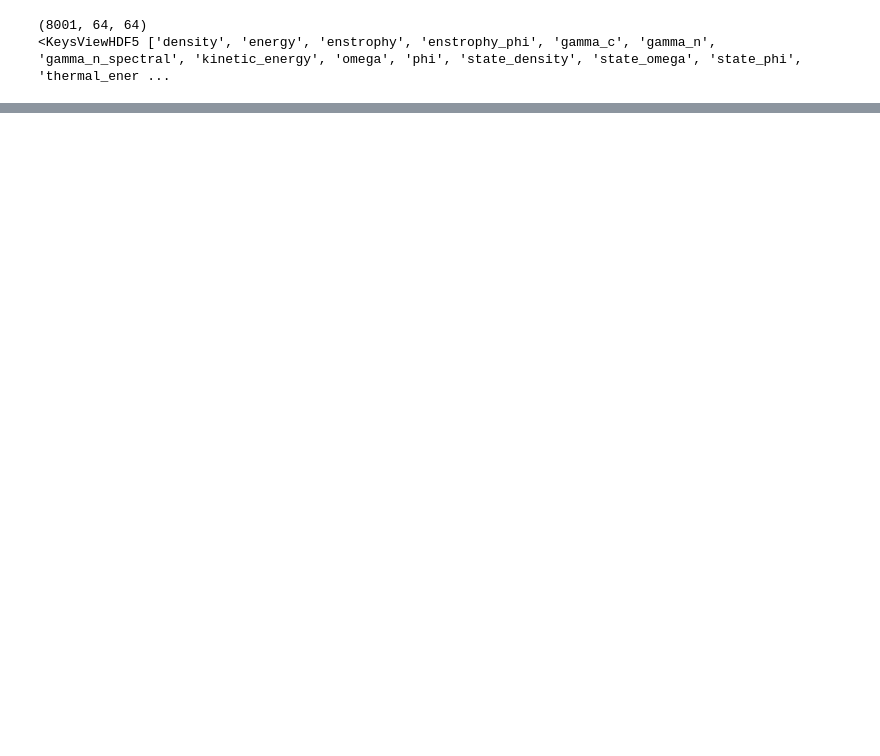
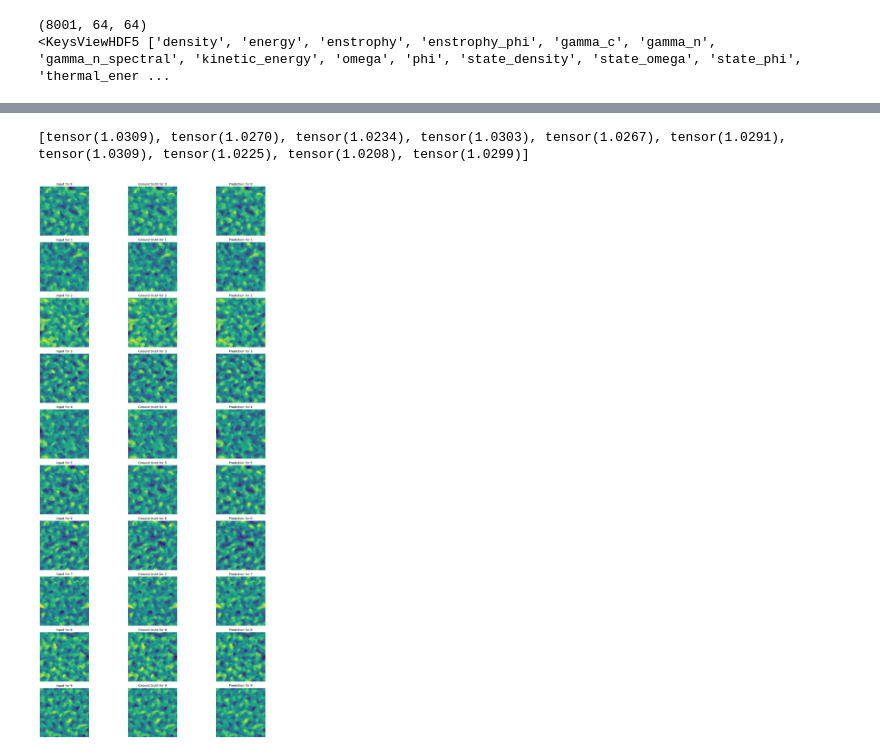
Before and after one commit to Anthony50102/DQFNO, a Jupyter notebook: examples/hasegawa_wakatini.ipynb, the cells around one changed output, grey strips where cells are left out. Cells and saved outputs as stored; diff of their text form; code cells hidden in the pictures; blank space fills up the shorter version.

```diff
--- a/examples/hasegawa_wakatini.ipynb
+++ b/examples/hasegawa_wakatini.ipynb
@@ -185,0 +232,5 @@ tensor([0.0667, 0.0750, 0.0378, 0.0254, 0.0860, 0.0538, 0.0707, 0.0716, 0.0406,
+# %%
+show_model(mse_model)
+# %% [output]
+[tensor(1.0309), tensor(1.0270), tensor(1.0234), tensor(1.0303), tensor(1.0267), tensor(1.0291), tensor(1.0309), tensor(1.0225), tensor(1.0208), tensor(1.0299)]
+[figure, added]
```
Also changed, not shown: parts of 11 cells of this notebook, 5 other files.
